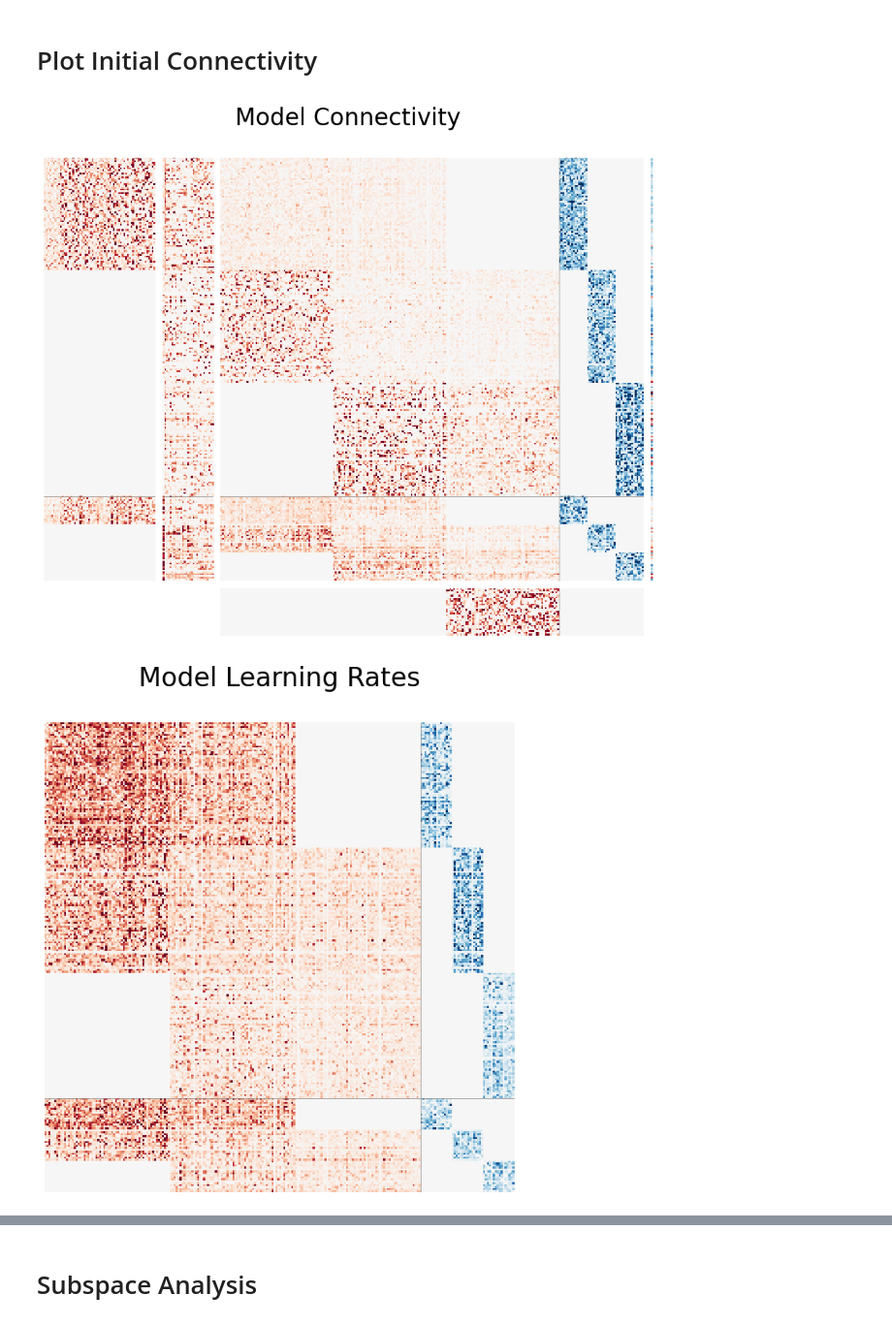
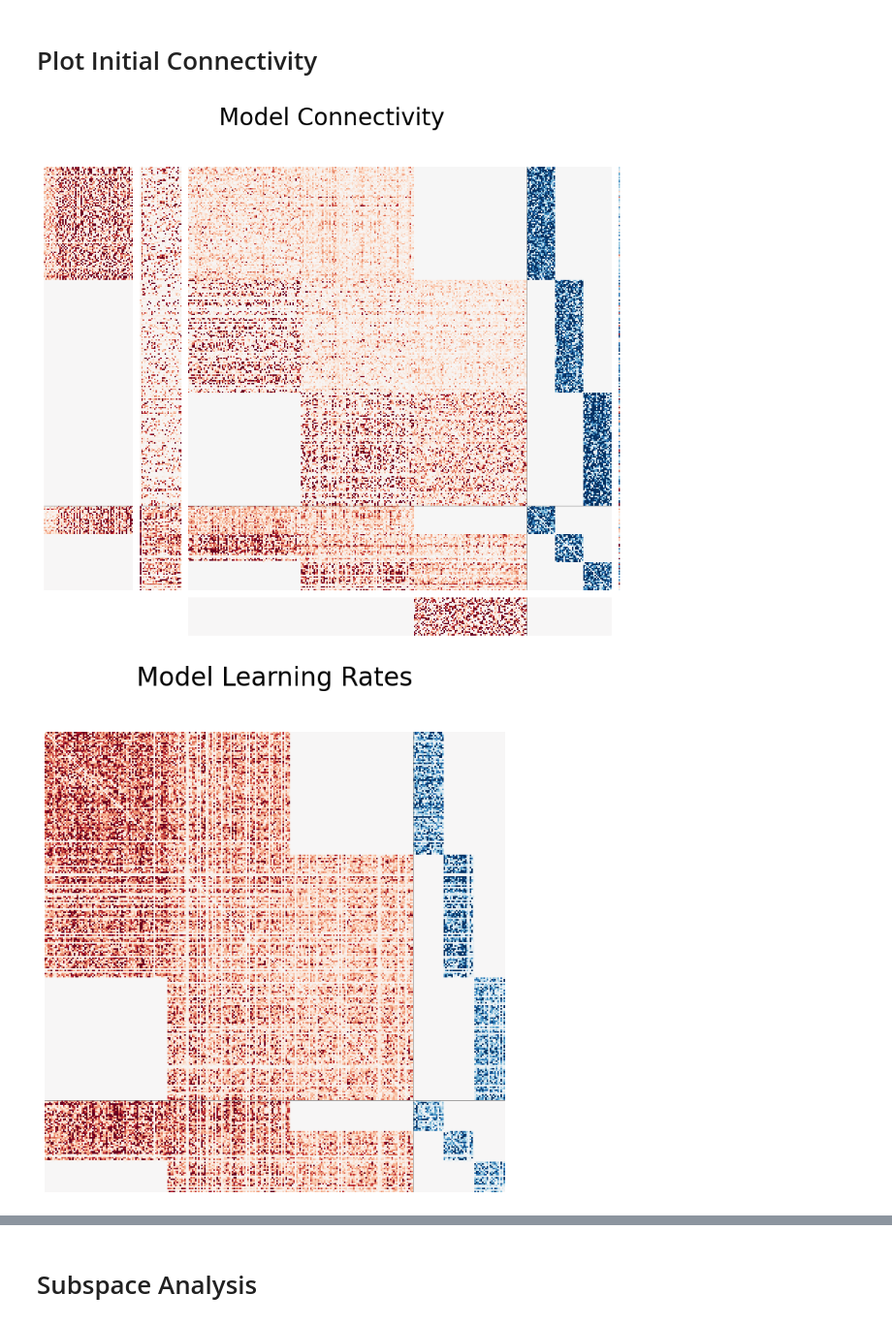
Before and after one commit to slenderham/Attn-WM-RNN, a Jupyter notebook: rnn/plot_main.ipynb, the cells around one changed output, grey strips where cells are left out. Shown at 97% size. Drawn from its saved outputs; the diff is of its cells as text; code cells hidden in the pictures.

```diff
--- a/rnn/plot_main.ipynb
+++ b/rnn/plot_main.ipynb
@@ -16,10 +14,10 @@ Set the environment variable OUTDATED_IGNORE=1 to disable these warnings.
 # %% [markdown]
 ### Load model and run simulation on experimental reward schedule and stimuli
 # %%
-# exp_dir = '/dartfs-hpc/rc/home/d/f005d7d/attn-rnn/Attn-WM-RNN/exp/dual_hierarchical_good_based/'
-# os.chdir('/dartfs-hpc/rc/home/d/f005d7d/attn-rnn/Attn-WM-RNN')
-os.chdir('/Volumes/f005d7d/attn-rnn/Attn-WM-RNN')
-exp_dir = 'exp/dual_hierarchical_good_based'
+exp_dir = '/dartfs-hpc/rc/home/d/f005d7d/attn-rnn/Attn-WM-RNN/exp/dual_hierarchical_good_based/'
+os.chdir('/dartfs-hpc/rc/home/d/f005d7d/attn-rnn/Attn-WM-RNN')
+# os.chdir('/Volumes/f005d7d/attn-rnn/Attn-WM-RNN')
+# exp_dir = 'exp/dual_hierarchical_good_based'
 
 f = open(os.path.join(exp_dir, 'args.json'), 'r')
 args = json.load(f)
@@ -73,11 +71,11 @@ model_specs = {'input_size': input_size, 'hidden_size': args['hidden_size'], 'ou
                 'sigma_rec': args['sigma_rec'], 'sigma_in': args['sigma_in'], 'sigma_w': args['sigma_w'],
                 'rwd_input': args.get('rwd_input', False), 'action_input': args['action_input'],
                 'sep_lr': args['sep_lr'], 'num_choices': 2 if 'double' in args['task_type'] else 1,
-                'structured_conn': args['structured_conn'], 'spatial_attn_agg': args['spatial_attn_agg'], 'num_areas': args['num_areas'],
+                'structured_conn': args['structured_conn'], 'num_areas': args['num_areas'],
                 'inter_regional_sparsity': (1, 1), 'inter_regional_gain': (1, 1), 'input_plastic': not args['input_plas_off']}
 
-E_SIZE = int(args['hidden_size']*args['e_prop'])
-I_SIZE = int(args['hidden_size']*(1-args['e_prop']))
+E_SIZE = round(args['hidden_size']*args['e_prop'])
+I_SIZE = round(args['hidden_size']*(1-args['e_prop']))
 NUM_AREAS = args['num_areas']
 
 model = HierarchicalRNN(**model_specs)
@@ -296,15 +463,15 @@ Calculating CPDs
 # %%
 from matplotlib.pyplot import figure
 
-plot_connectivity_lr(torch.arange(240),
+plot_connectivity_lr(torch.arange(300),
                              x2hw=model.rnn.x2h.effective_weight().detach(),
                              h2hw=model.rnn.h2h.effective_weight().detach(),
                              hb=state_dict['rnn.h2h.bias'].detach(),
-                             h2ow=torch.cat([torch.zeros(27, 128), model.h2o.effective_weight().detach(), torch.zeros(27, 16*3)], dim=1),
+                             h2ow=torch.cat([torch.zeros(27, 160), model.h2o.effective_weight().detach(), torch.zeros(27, 20*3)], dim=1),
                              aux2h=model.rnn.aux2h.effective_weight().detach(),
                              kappa_rec=model.rnn.kappa_rec.squeeze().abs().detach()*model.rnn.h2h.mask,
                              e_size=int(args['e_prop']*args['hidden_size'])*args['num_areas'], args=args)
 # %% [output]
-[figure, old version]
+[figure, new version]
-[figure, old version]
+[figure, new version]
 # %%
```
Also changed, not shown: parts of 23 cells of this notebook, 1 other file.
